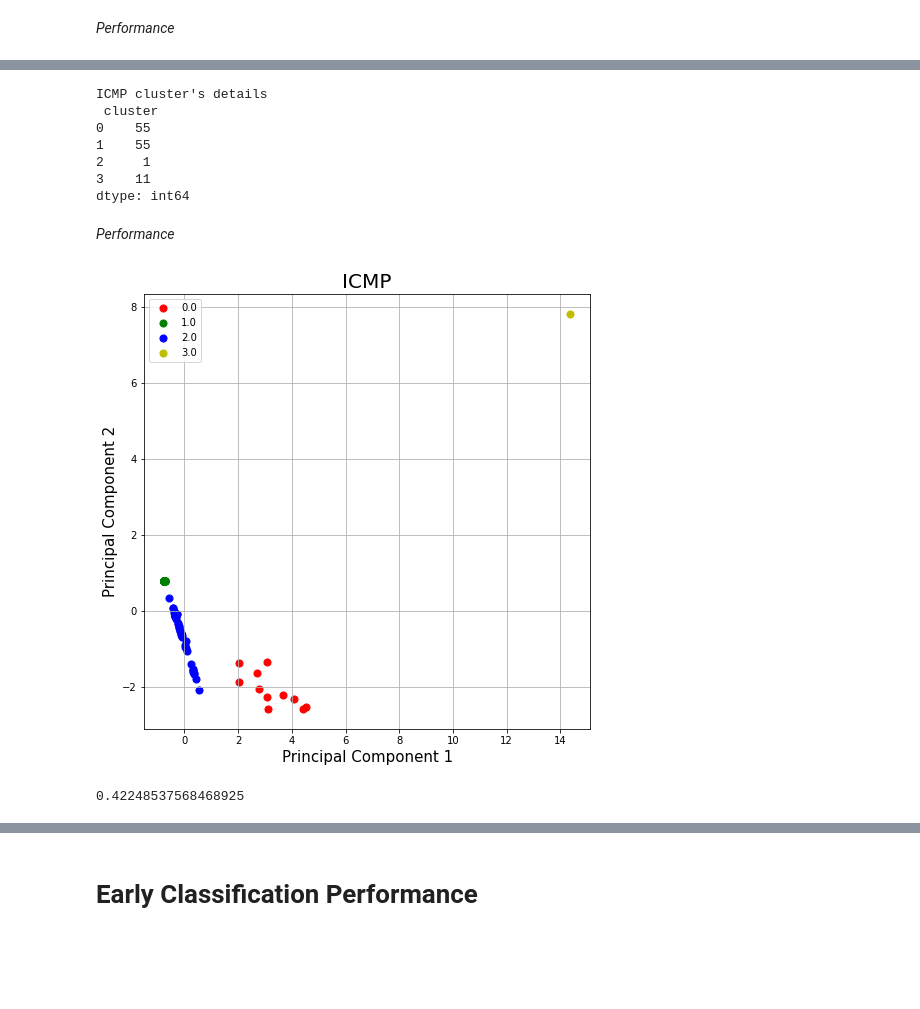
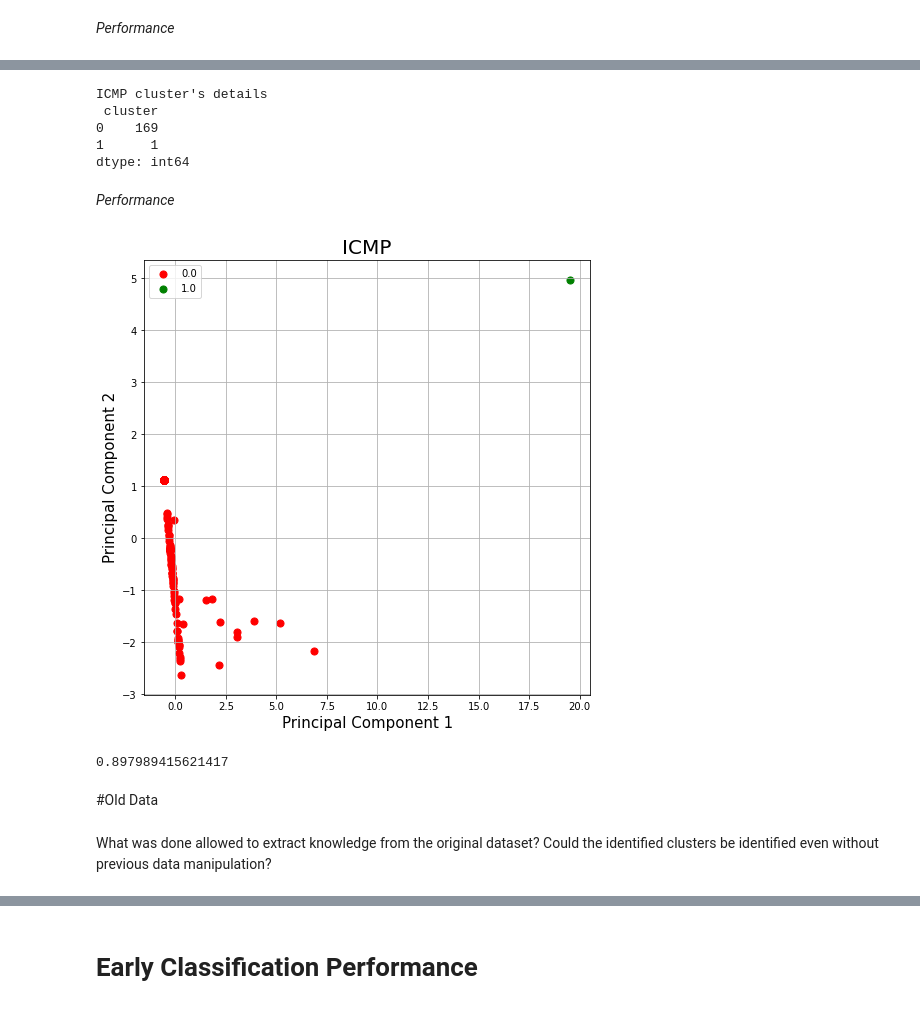
Before and after one commit to CyberSecLabBS/Honeypot_analysis, a Jupyter notebook: 3a_Progetto_Sicurezza_informatica_KMEANS.ipynb, the cells around one changed output, grey strips where cells are left out. Drawn from its saved outputs; the diff is of its cells as text; code cells hidden in the pictures; blank space fills up the shorter version.

```diff
--- a/3a_Progetto_Sicurezza_informatica_KMEANS.ipynb
+++ b/3a_Progetto_Sicurezza_informatica_KMEANS.ipynb
@@ -223,20 +225,20 @@ Choose a time window for UDP
 udp_parameters={}
 
 #set parameters
-udp_parameters[10]=Cluster_parameters(2) #best
-udp_parameters[60]=Cluster_parameters(2)
+udp_parameters[10]=Cluster_parameters(3) #best
+udp_parameters[60]=Cluster_parameters(3)
 udp_parameters[180]=Cluster_parameters(3)
 udp_parameters[600]=Cluster_parameters(3)
 # %%
 #features for clustering
-features=[feature10,feature11,feature12,feature13,feature14,feature15,feature16,feature17,feature18,feature19,feature20,feature21]
+udp_features=[feature10,feature11,feature12,feature13,feature14,feature15,feature16,feature17,feature18,feature19,feature20,feature21]
 
 if udp_window in udp_parameters.keys():
   actual_param=udp_parameters[udp_window]
-  rescaled_data_udp_rm, udp_labels, detail,artificial_udp=cluster(data_udp_rm, features, actual_param.num_cluster)
+  rescaled_data_udp_rm, udp_labels, detail=cluster(data_udp_rm, udp_features, actual_param.num_cluster)
 else:
   print("There are no algorithm optimizations for this time window. Default parameters are used")
-  rescaled_data_udp_rm, udp_labels, detail, artificial_udp=cluster(data_udp_rm, features)
+  rescaled_data_udp_rm, udp_labels, detail=cluster(data_udp_rm, udp_features)
 
 print("UDP cluster's details\n", detail)
 # %% [output]
@@ -250,14 +251,11 @@ dtype: int64
 # %% [markdown]
 *Performance*
 # %%
-#remove not used data for clustering
-rescaled_data_udp_rm.drop([feature1,feature2,feature3,feature4,feature5,feature6,feature9], axis = 1,inplace=True)
-
 #print clusters
 if udp_window in udp_parameters.keys():
   actual_param=udp_parameters[udp_window]
-  print_clusters(rescaled_data_udp_rm, actual_param.num_cluster, "UDP")
+  print_clusters(rescaled_data_udp_rm[udp_features], udp_labels, actual_param.num_cluster, "UDP")
 else:
   print("There are no algorithm optimizations for this time window. Default parameters are used")
-  print_clusters(rescaled_data_udp_rm)
+  print_clusters(rescaled_data_udp_rm[udp_features], udp_labels)
 # %% [output]
@@ -298,41 +299,36 @@ icmp_parameters[180]=Cluster_parameters(2) #2°
 icmp_parameters[600]=Cluster_parameters(3)
 # %%
 #features for clustering
-features=[feature10,feature12,feature14,feature16,feature17,feature20,feature21]
+icmp_features=[feature10,feature12,feature14,feature16,feature17,feature20,feature21]
 
 if icmp_window in icmp_parameters.keys():
   actual_param=icmp_parameters[icmp_window]
-  rescaled_data_icmp, icmp_labels, detail,artificial_icmp=cluster(data_icmp_rm, features, actual_param.num_cluster)
+  rescaled_data_icmp, icmp_labels, detail=cluster(data_icmp_rm, icmp_features, actual_param.num_cluster)
 else:
   print("There are no algorithm optimizations for this time window. Default parameters are used")
-  rescaled_data_icmp, icmp_labels, detail=cluster(data_icmp_rm, features)
+  rescaled_data_icmp, icmp_labels, detail=cluster(data_icmp_rm, icmp_features)
 
 print("ICMP cluster's details\n", detail)
 # %% [output]
 ICMP cluster's details
  cluster
-0    55
-1    55
-2     1
-3    11
+0    169
+1      1
 dtype: int64
 # %% [markdown]
 *Performance*
 # %%
-#remove not used data for clustering
-rescaled_data_icmp.drop([feature1,feature2,feature4,feature6,feature9], axis = 1,inplace=True)
-
 #print clusters
 if icmp_window in icmp_parameters.keys():
   actual_param=icmp_parameters[icmp_window]
-  print_clusters(rescaled_data_icmp, actual_param.num_cluster, "ICMP")
+  print_clusters(rescaled_data_icmp[icmp_features], icmp_labels, actual_param.num_cluster, "ICMP")
 else:
   print("There are no algorithm optimizations for this time window. Default parameters are used")
-  print_clusters(rescaled_data_icmp)
+  print_clusters(rescaled_data_icmp[icmp_features], icmp_labels)
 # %% [output]
-[figure, old version]
+[figure, new version]
 # %%
-score_icmp = silhouette_score(rescaled_data_icmp,rescaled_data_icmp['cluster'])
+score_icmp = silhouette_score(rescaled_data_icmp[icmp_features], icmp_labels)
 print(score_icmp)
 # %% [output]
-0.42248537568468925
+0.897989415621417
@@ -338,0 +338,4 @@ print(score_icmp)
+# %% [markdown]
+#Old Data
+# %% [markdown]
+What was done allowed to extract knowledge from the original dataset? Could the identified clusters be identified even without previous data manipulation?
```
Also changed, not shown: parts of 31 cells of this notebook, 3 other files.
